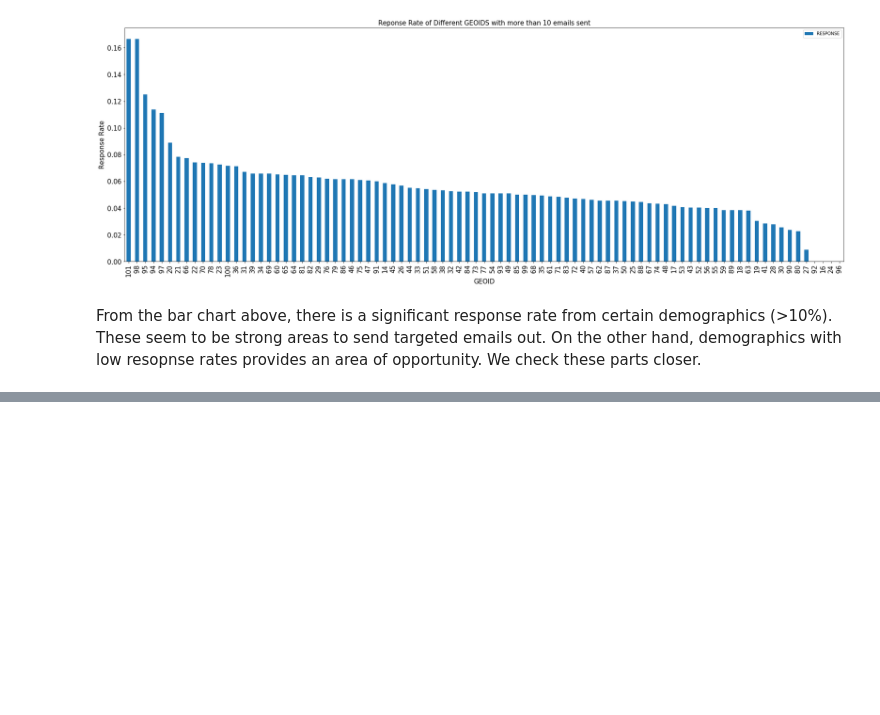
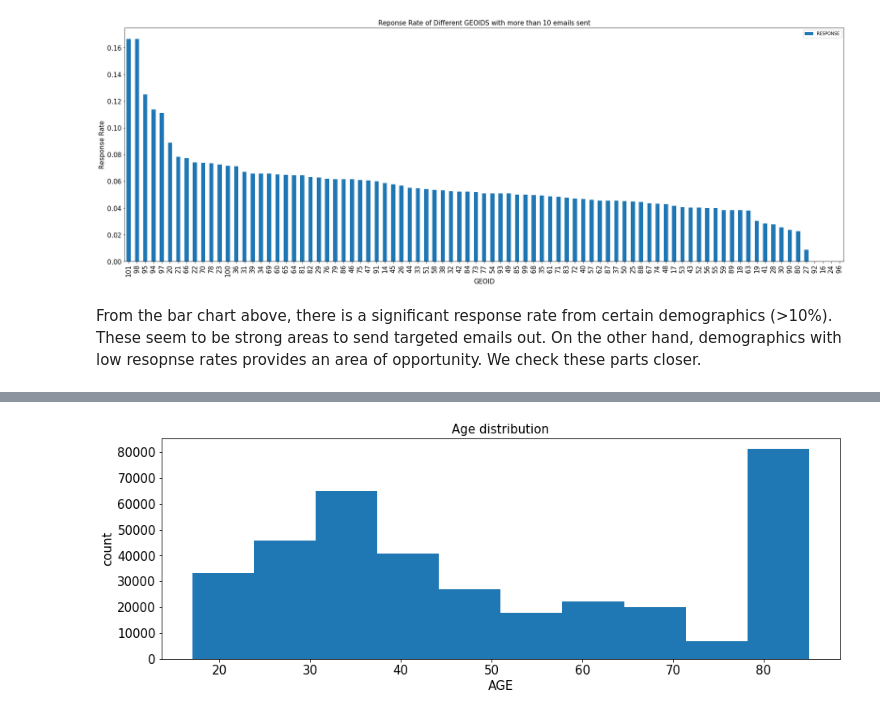
Before and after one commit to momori790/Springboard_AIC, a Jupyter notebook: capstone/notebooks/1.0-mo-initial-analysis.ipynb, the cells around one changed output, grey strips where cells are left out. Cells and saved outputs as stored; diff of their text form; code cells hidden in the pictures; blank space fills up the shorter version.

```diff
--- a/capstone/notebooks/1.0-mo-initial-analysis.ipynb
+++ b/capstone/notebooks/1.0-mo-initial-analysis.ipynb
@@ -351,0 +379,8 @@ grped_resp_rate.head(10)
+# %%
+ax = df_cust.age.plot(kind='hist', figsize=(15,5))
+ax.set_ylabel('count',fontsize=15)
+ax.set_xlabel('AGE', fontsize=15)
+ax.set_title('Age distribution', fontsize=15)
+ax.tick_params(axis='both',labelsize=15)
+# %% [output]
+[figure, added]
```
Also changed, not shown: parts of 21 cells of this notebook.
